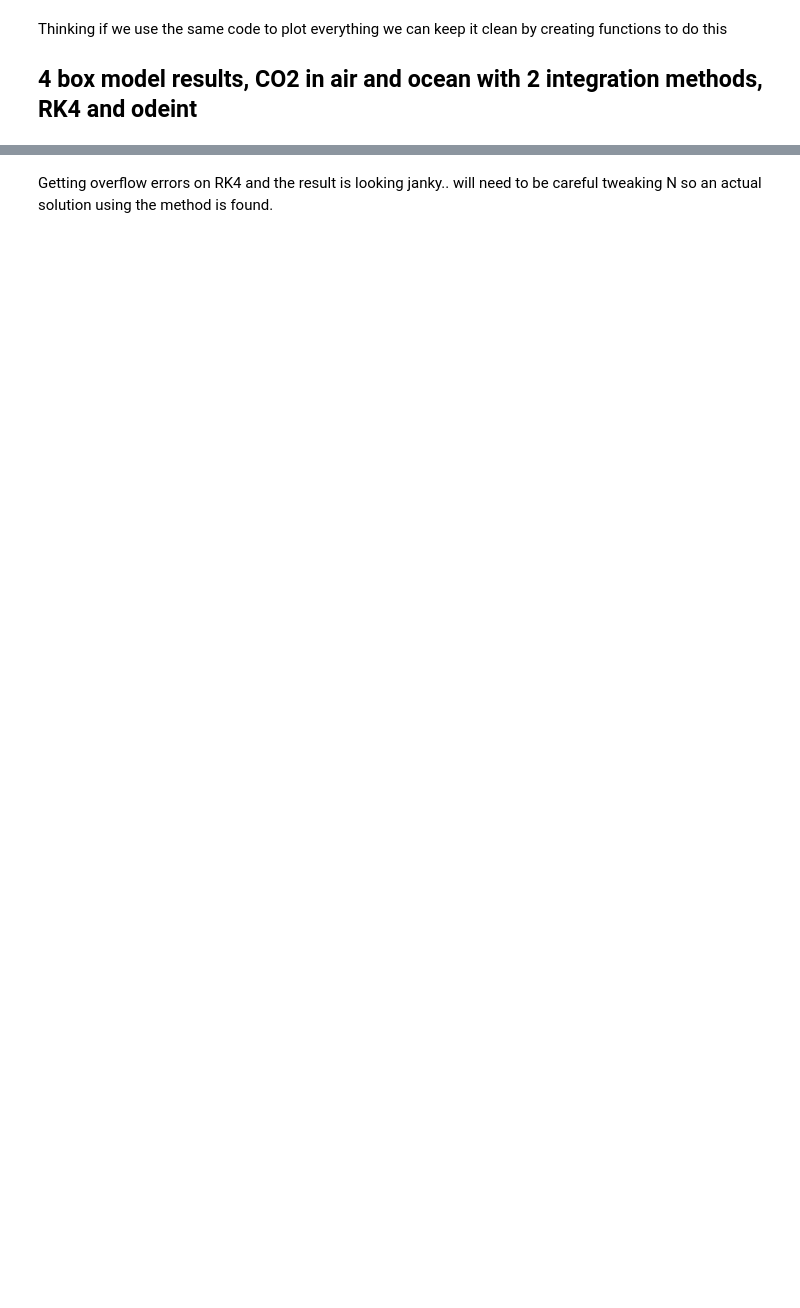
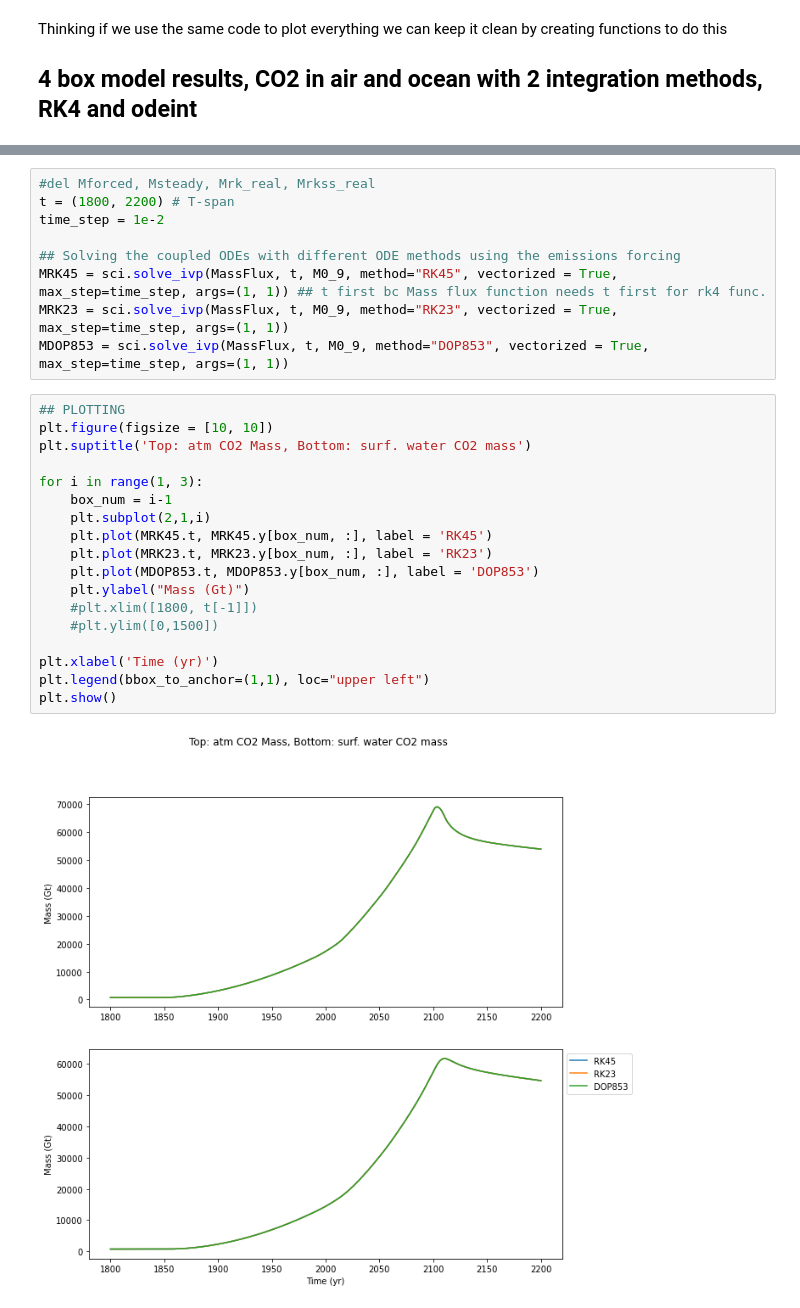
Before and after one commit to cmparr/EOSC453, a Jupyter notebook: Assignment1.ipynb, the cells around one changed output, grey strips where cells are left out. Saved outputs shown, nothing was run; the diff lists cells and outputs as text; blank space fills up the shorter version.

```diff
--- a/Assignment1.ipynb
+++ b/Assignment1.ipynb
@@ -82,2 +90,29 @@ plt.show()
-# %% [markdown]
-Getting overflow errors on RK4 and the result is looking janky.. will need to be careful tweaking N so an actual solution using the method is found.
+# %%
+#del Mforced, Msteady, Mrk_real, Mrkss_real
+t = (1800, 2200) # T-span
+time_step = 1e-2
+
+## Solving the coupled ODEs with different ODE methods using the emissions forcing
+MRK45 = sci.solve_ivp(MassFlux, t, M0_9, method="RK45", vectorized = True, max_step=time_step, args=(1, 1)) ## t first bc Mass flux function needs t first for rk4 func.
+MRK23 = sci.solve_ivp(MassFlux, t, M0_9, method="RK23", vectorized = True, max_step=time_step, args=(1, 1))
+MDOP853 = sci.solve_ivp(MassFlux, t, M0_9, method="DOP853", vectorized = True, max_step=time_step, args=(1, 1))
+# %%
+## PLOTTING
+plt.figure(figsize = [10, 10])
+plt.suptitle('Top: atm CO2 Mass, Bottom: surf. water CO2 mass')
+
+for i in range(1, 3):
+    box_num = i-1
+    plt.subplot(2,1,i)
+    plt.plot(MRK45.t, MRK45.y[box_num, :], label = 'RK45')
+    plt.plot(MRK23.t, MRK23.y[box_num, :], label = 'RK23')
+    plt.plot(MDOP853.t, MDOP853.y[box_num, :], label = 'DOP853')
+    plt.ylabel("Mass (Gt)")
+    #plt.xlim([1800, t[-1]])
+    #plt.ylim([0,1500])
+
+plt.xlabel('Time (yr)')
+plt.legend(bbox_to_anchor=(1,1), loc="upper left")
+plt.show()
+# %% [output]
+[figure, added]
```
Also changed, not shown: parts of 7 cells of this notebook, 2 other files.
